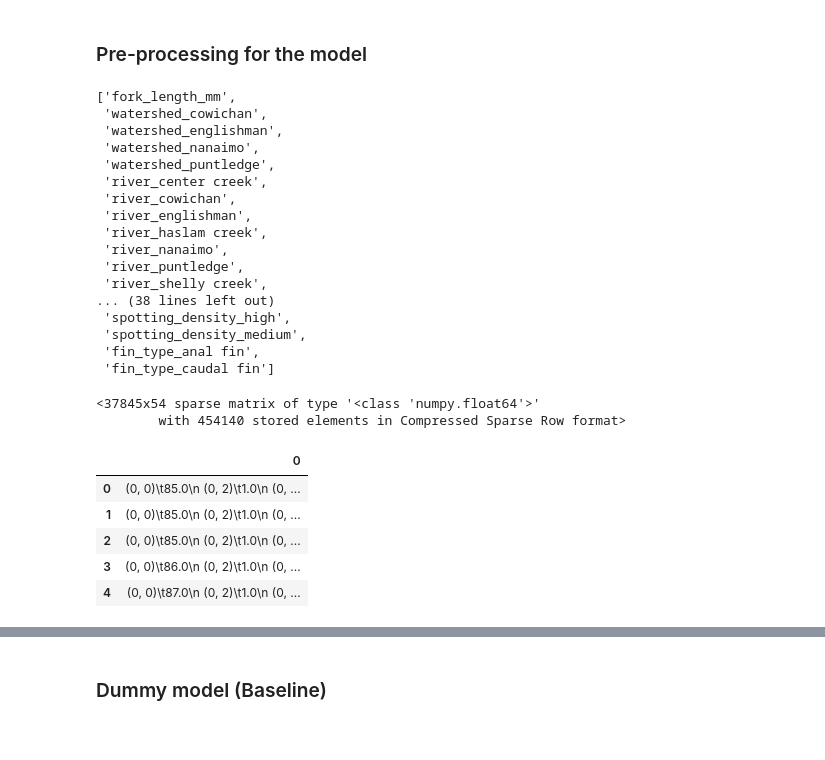
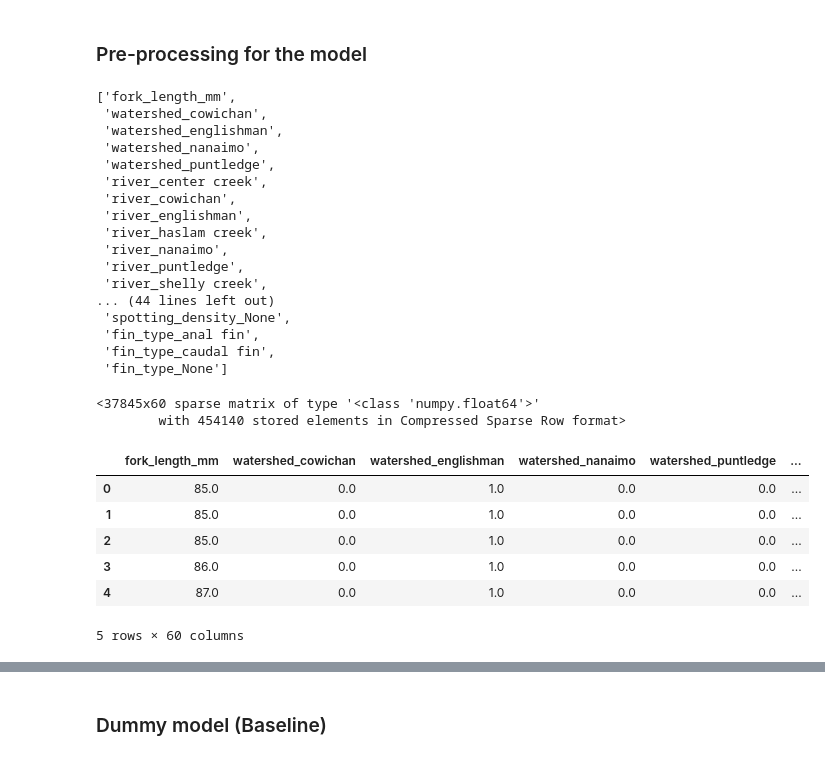
Before and after one commit to brahmwg/Bottlenecks_MDS_Capstone, a Jupyter notebook: species_prediction_model/Decision_tree_pipeline.ipynb, the cells around one changed output, grey strips where cells are left out. Drawn from its saved outputs; the diff is of its cells as text; code cells hidden in the pictures.

Commit message:
DT complete with fish+field data

```diff
--- a/species_prediction_model/Decision_tree_pipeline.ipynb
+++ b/species_prediction_model/Decision_tree_pipeline.ipynb
@@ -139,0 +154,3 @@ Name: species, dtype: int64
+# %%
+full_small = pd.concat([co_sampled, ck_sampled, others_combined], axis=0)
+full_small = full.reset_index(drop=True)
@@ -142,8 +187,8 @@ Name: species, dtype: int64
 # %% [markdown]
 ### Pre-processing for the model
 # %%
-X = full.drop('species', axis = 1)
-y = full['species']
+X = full_small.drop('species', axis = 1)
+y = full_small['species']
 # %%
 # numeric_feats = [""]  # apply scaling
 categorical_feats = ["watershed", "river", "site", "method", "local", "eye_size", "snout_shape", "parr_marks",
@@ -181,23 +226,24 @@ column_names
  'river_nanaimo',
  'river_puntledge',
  'river_shelly creek',
-... (38 lines left out)
- 'spotting_density_high',
- 'spotting_density_medium',
+... (44 lines left out)
+ 'spotting_density_None',
  'fin_type_anal fin',
- 'fin_type_caudal fin']
+ 'fin_type_caudal fin',
+ 'fin_type_None']
 # %%
 transformed
 # %% [output]
-<37845x54 sparse matrix of type '<class 'numpy.float64'>'
+<37845x60 sparse matrix of type '<class 'numpy.float64'>'
         with 454140 stored elements in Compressed Sparse Row format>
 # %%
-X_transformed = pd.DataFrame(transformed)#, columns=column_names)
+X_transformed = pd.DataFrame.sparse.from_spmatrix(transformed, columns=column_names)
 X_transformed.head()
 # %% [output]
-|  | 0 |
-| 0 | (0, 0)\t85.0\n (0, 2)\t1.0\n (0, ... |
-| 1 | (0, 0)\t85.0\n (0, 2)\t1.0\n (0, ... |
-| 2 | (0, 0)\t85.0\n (0, 2)\t1.0\n (0, ... |
-| 3 | (0, 0)\t86.0\n (0, 2)\t1.0\n (0, ... |
-| 4 | (0, 0)\t87.0\n (0, 2)\t1.0\n (0, ... |
+|  | fork_length_mm | watershed_cowichan | watershed_englishman | watershed_nanaimo | watershed_puntledge | ... |
+| 0 | 85.0 | 0.0 | 1.0 | 0.0 | 0.0 | ... |
+| 1 | 85.0 | 0.0 | 1.0 | 0.0 | 0.0 | ... |
+| 2 | 85.0 | 0.0 | 1.0 | 0.0 | 0.0 | ... |
+| 3 | 86.0 | 0.0 | 1.0 | 0.0 | 0.0 | ... |
+| 4 | 87.0 | 0.0 | 1.0 | 0.0 | 0.0 | ... |
+5 rows × 60 columns
```
Also changed, not shown: parts of 10 cells of this notebook, 1 other file.
